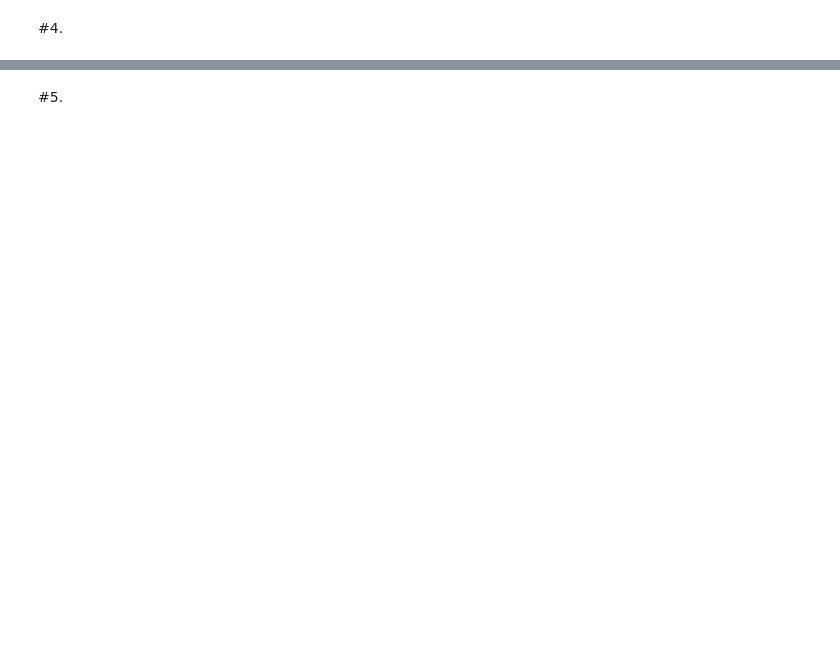
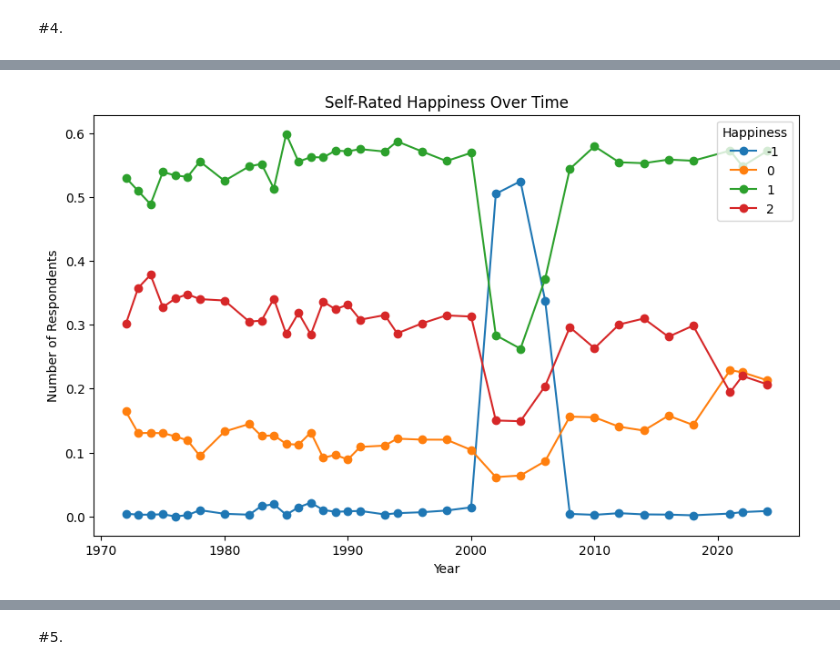
Before and after one commit to mchen899923/lab_eda, a Jupyter notebook: lab_notebook.ipynb, the cells around one changed output, grey strips where cells are left out. Saved outputs shown, nothing was run; the diff lists cells and outputs as text; code cells hidden in the pictures; blank space fills up the shorter version.

```diff
--- a/lab_notebook.ipynb
+++ b/lab_notebook.ipynb
@@ -78,0 +179,13 @@ gss_df_clean.tail()
+# %%
+ct = pd.crosstab(gss_df_clean["year"], gss_df_clean["happy"], normalize = "index")
+
+# Line plot
+ct.plot(kind = "line", marker = "o", figsize = (10,6))
+
+plt.title("Self-Rated Happiness Over Time") #Lineplot of "year" vs "happy"
+plt.xlabel("Year")
+plt.ylabel("Number of Respondents")
+plt.legend(title = "Happiness")
+plt.show()
+# %% [output]
+[figure, added]
```
Also changed, not shown: parts of 11 cells of this notebook.
